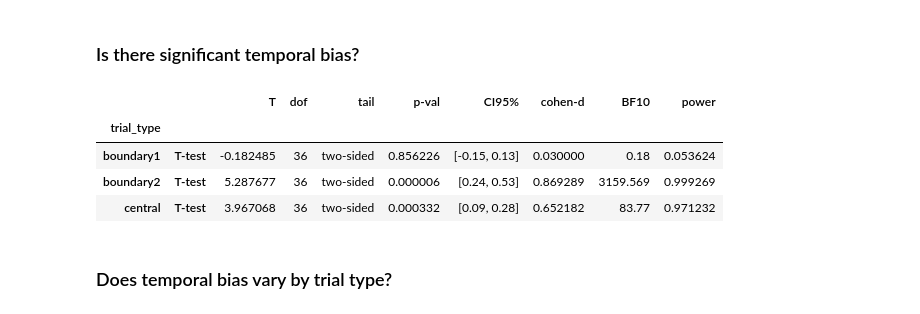
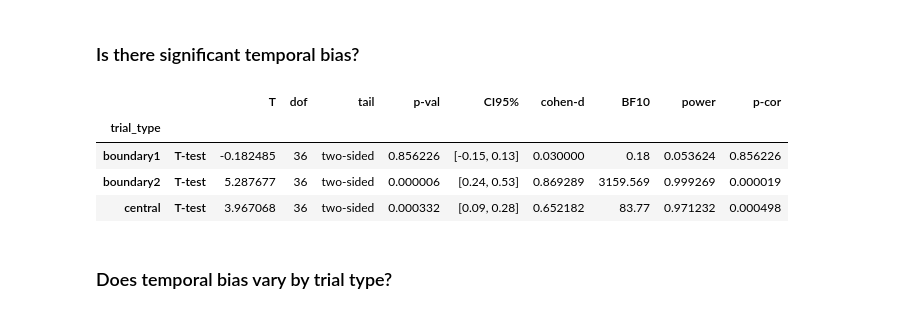
Before and after one commit to prestonlab/tesser, a Jupyter notebook: jupyter/plot_induct.ipynb, the cells around one changed output. Cells and saved outputs as stored; diff of their text form; code cells hidden in the pictures.

```diff
--- a/jupyter/plot_induct.ipynb
+++ b/jupyter/plot_induct.ipynb
@@ -66,17 +66,18 @@ fig.savefig(os.path.join(fig_dir, 'temporal_bias.pdf'))
 # %%
 mat = pd.pivot(
     data=bias, index='subject', columns='trial_type', values='correct'
 )
 stats = pd.concat(
     [pg.ttest(mat[col], 0) for col in mat.columns], axis=0, keys=mat.columns
 )
+stats['p-cor'] = pg.multicomp(stats['p-val'].to_numpy(), method='fdr_bh')[1]
 stats
 # %% [output]
-|  |  | T | dof | tail | p-val | CI95% | cohen-d | BF10 | power |
-| trial_type |  |  |  |  |  |  |  |  |  |
-| boundary1 | T-test | -0.182485 | 36 | two-sided | 0.856226 | [-0.15, 0.13] | 0.030000 | 0.18 | 0.053624 |
-| boundary2 | T-test | 5.287677 | 36 | two-sided | 0.000006 | [0.24, 0.53] | 0.869289 | 3159.569 | 0.999269 |
-| central | T-test | 3.967068 | 36 | two-sided | 0.000332 | [0.09, 0.28] | 0.652182 | 83.77 | 0.971232 |
+|  |  | T | dof | tail | p-val | CI95% | cohen-d | BF10 | power | p-cor |
+| trial_type |  |  |  |  |  |  |  |  |  |  |
+| boundary1 | T-test | -0.182485 | 36 | two-sided | 0.856226 | [-0.15, 0.13] | 0.030000 | 0.18 | 0.053624 | 0.856226 |
+| boundary2 | T-test | 5.287677 | 36 | two-sided | 0.000006 | [0.24, 0.53] | 0.869289 | 3159.569 | 0.999269 | 0.000019 |
+| central | T-test | 3.967068 | 36 | two-sided | 0.000332 | [0.09, 0.28] | 0.652182 | 83.77 | 0.971232 | 0.000498 |
 # %% [markdown]
 ### Does temporal bias vary by trial type?
 # %%
```
Also changed, not shown: parts of 12 cells of this notebook.
